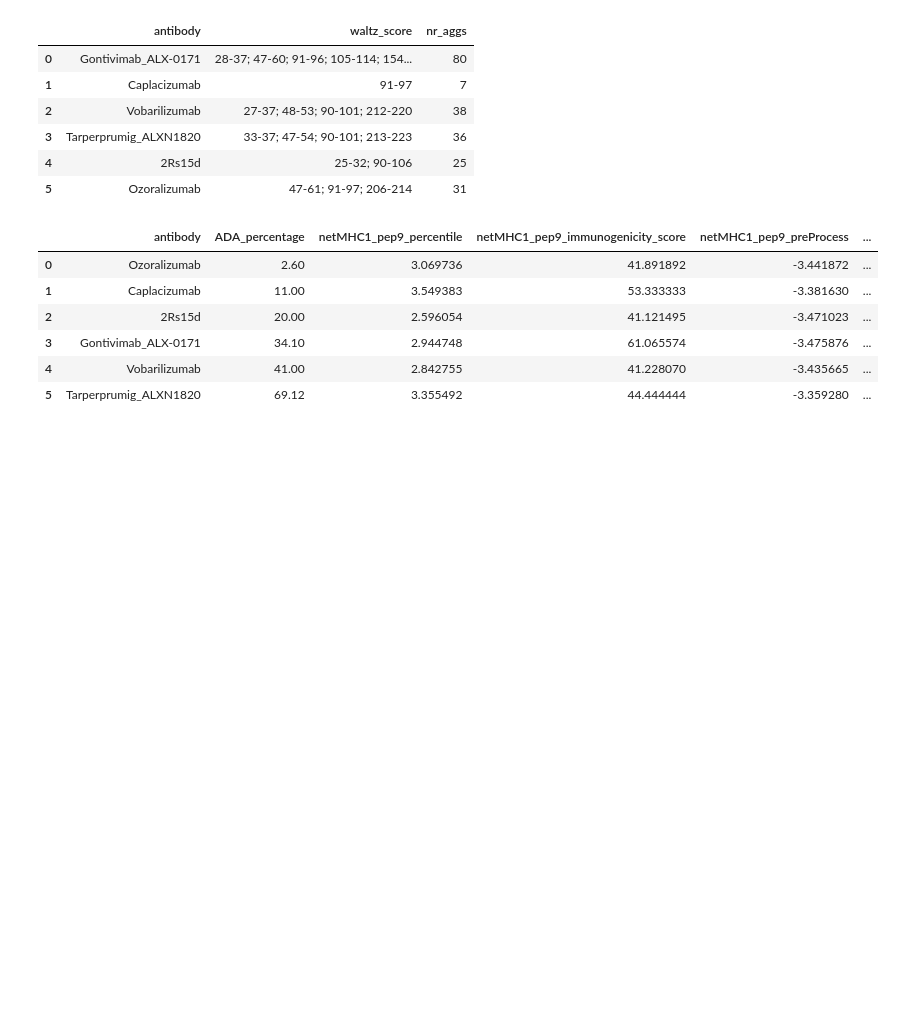
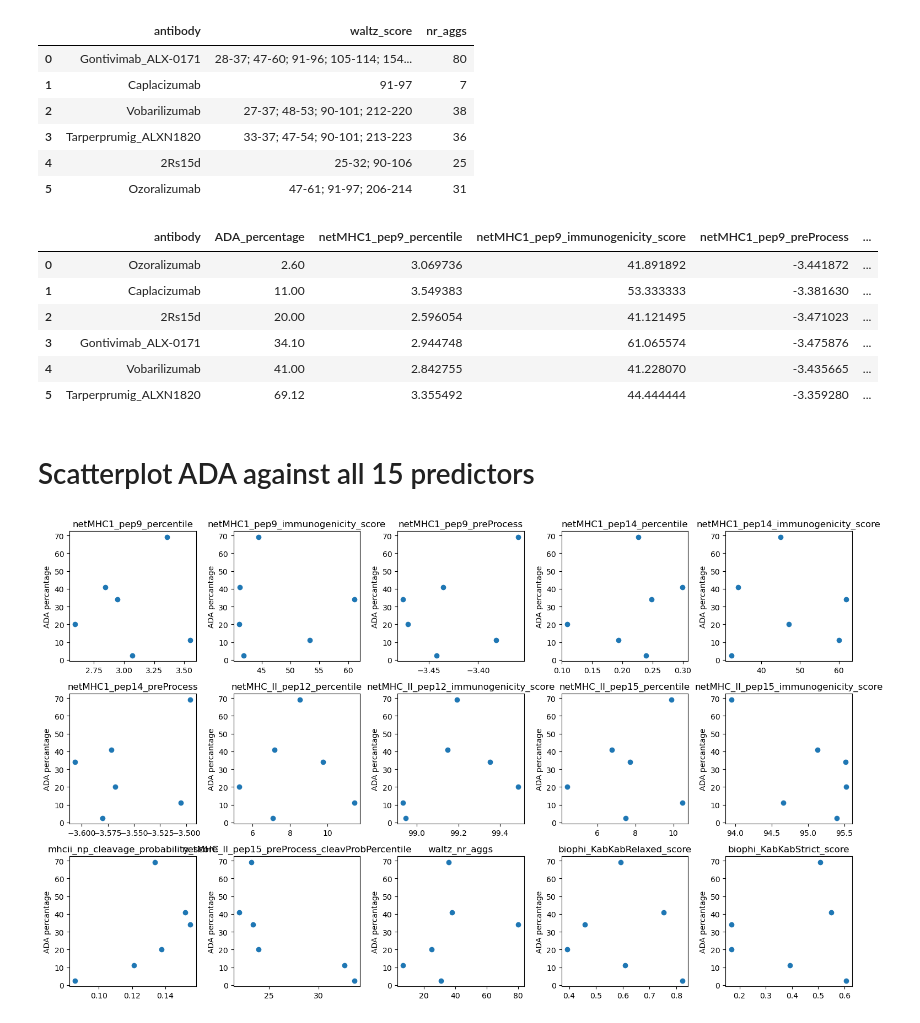
Before and after one commit to RebeckaAntonsson/Thesis, a Jupyter notebook: Immonogenecity_tool_testing/model_selection/Nanobodies/NB_model_selection.ipynb, the cells around one changed output. Saved outputs shown, nothing was run; the diff lists cells and outputs as text; code cells hidden in the pictures; blank space fills up the shorter version.

```diff
--- a/Immonogenecity_tool_testing/model_selection/Nanobodies/NB_model_selection.ipynb
+++ b/Immonogenecity_tool_testing/model_selection/Nanobodies/NB_model_selection.ipynb
@@ -301,3 +303,9 @@ all_predictors_andADA
 | 3 | Gontivimab_ALX-0171 | 34.10 | 2.944748 | 61.065574 | -3.475876 | ... |
 | 4 | Vobarilizumab | 41.00 | 2.842755 | 41.228070 | -3.435665 | ... |
 | 5 | Tarperprumig_ALXN1820 | 69.12 | 3.355492 | 44.444444 | -3.359280 | ... |
+# %%
+# Make all white space and '-' in the column names to '_'
+all_predictors_andADA.columns = (
+    all_predictors_andADA.columns
+    .str.replace(r'[\s\-]+', '_', regex=True)
+)
@@ -303,0 +314,22 @@ all_predictors_andADA
+# %% [markdown]
+# Scatterplot ADA against all 15 predictors
+# %%
+# for loop for all columns, make a scatter plot for each predictor against ADA
+
+fig, axes = plt.subplots(3, 5, figsize=(15, 9))
+axes = axes.flatten()
+
+for i in range(2, 17):
+    ax = axes[i - 2]
+
+    y = all_predictors_andADA['ADA_percentage']
+    x = all_predictors_andADA.iloc[:, i]
+
+    ax.scatter(x, y)
+    ax.set_title(all_predictors_andADA.columns[i])
+    ax.set_ylabel('ADA percantage')
+
+plt.tight_layout()
+plt.show()
+# %% [output]
+[figure, added]
```
Also changed, not shown: parts of 7 cells of this notebook.
